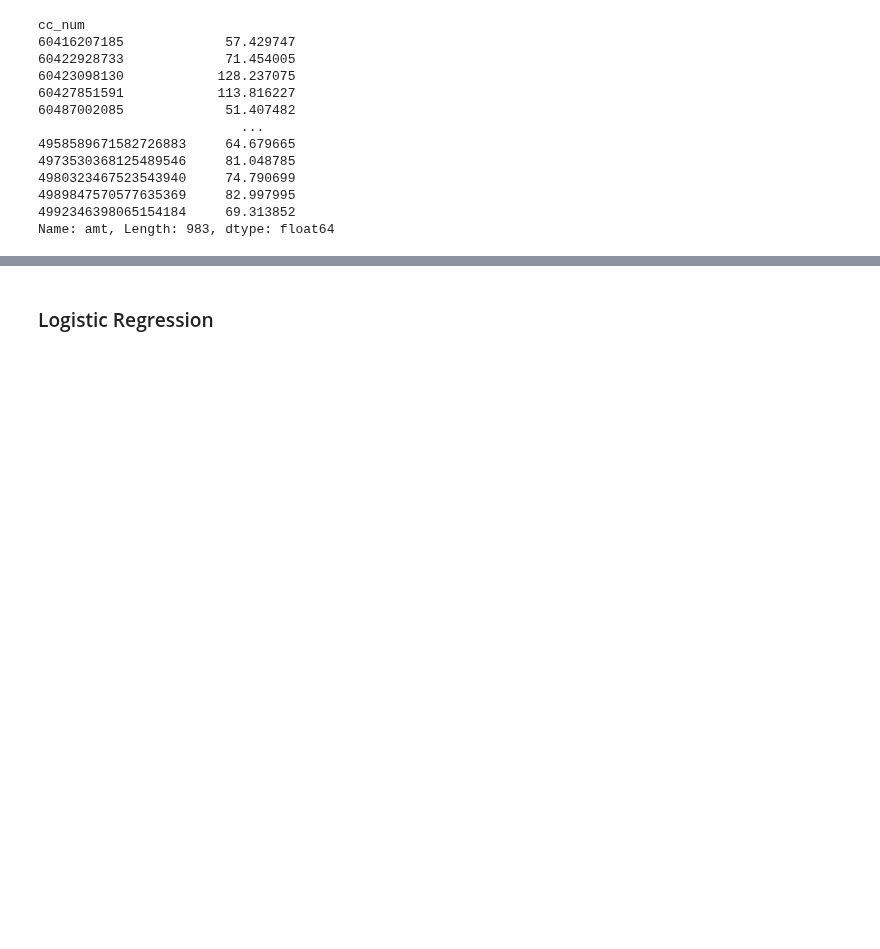
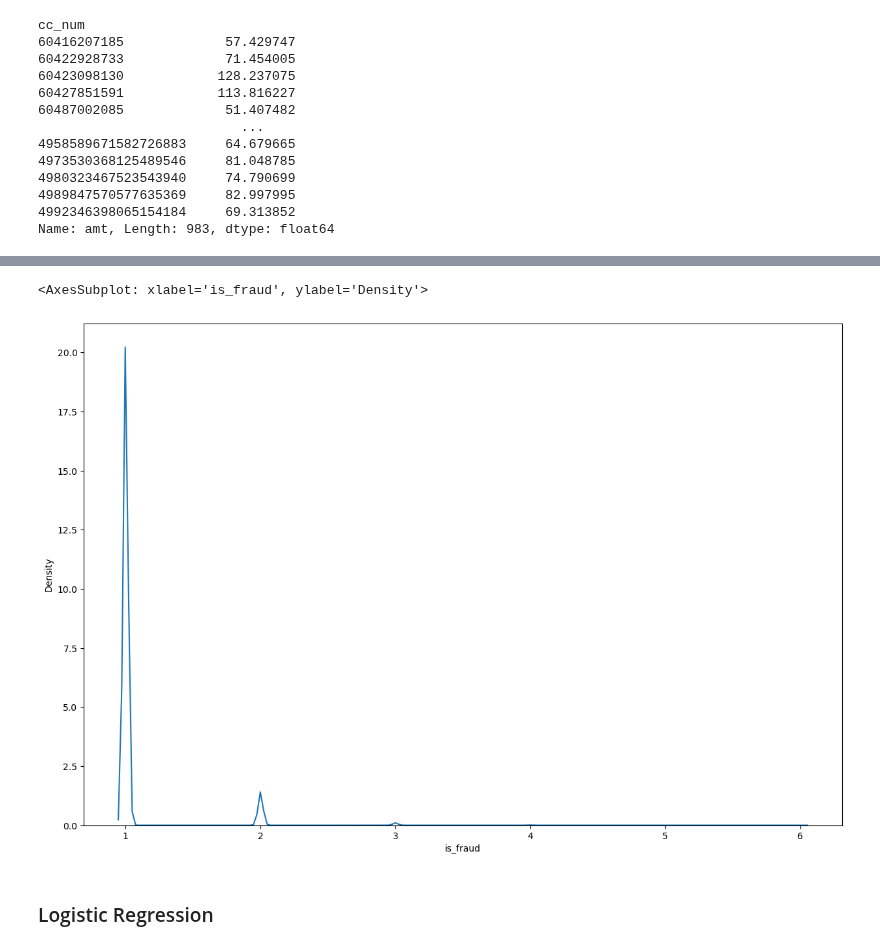
Before and after one commit to suhasmaddali/Credit-Card-Fraud-Detection, a Jupyter notebook: Credit Card Fraud Detection.ipynb, the cells around one changed output, grey strips where cells are left out. Drawn from its saved outputs; the diff is of its cells as text; code cells hidden in the pictures; blank space fills up the shorter version.

```diff
--- a/Credit Card Fraud Detection.ipynb
+++ b/Credit Card Fraud Detection.ipynb
@@ -346,3 +387,8 @@ state_fraud_percentage = X_train['state_fraud_percentage'] = df_train.groupby(by
+# %%
+sns.kdeplot(non_fraud_df.groupby(by = ['cc_num', 'year', 'month', 'day', 'hour']).count()['is_fraud'].reset_index()['is_fraud'])
+# %% [output]
+<AxesSubplot: xlabel='is_fraud', ylabel='Density'>
+[figure, added]
 # %%
 # Creating mapper variables to be used to create new features from existing ones
 cc_fraud_mean = fraud_df.groupby(by = 'cc_num').mean()['amt']
```
Also changed, not shown: parts of 4 cells of this notebook.
